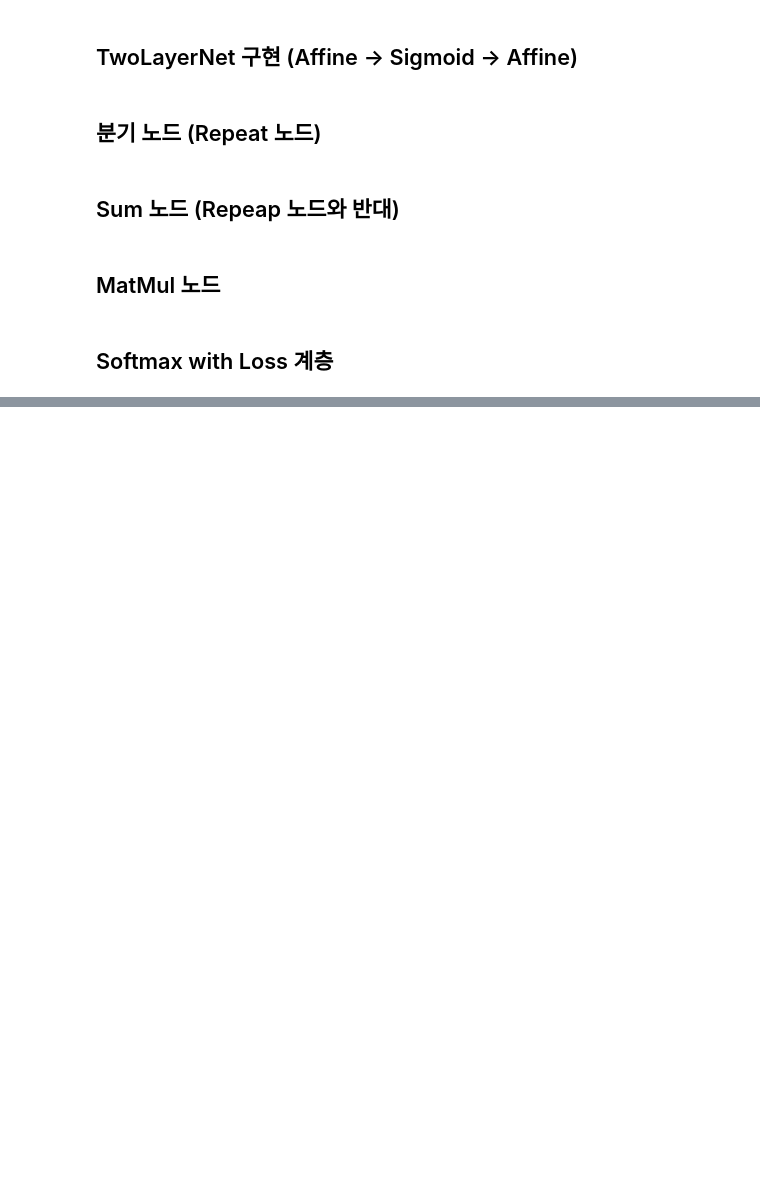
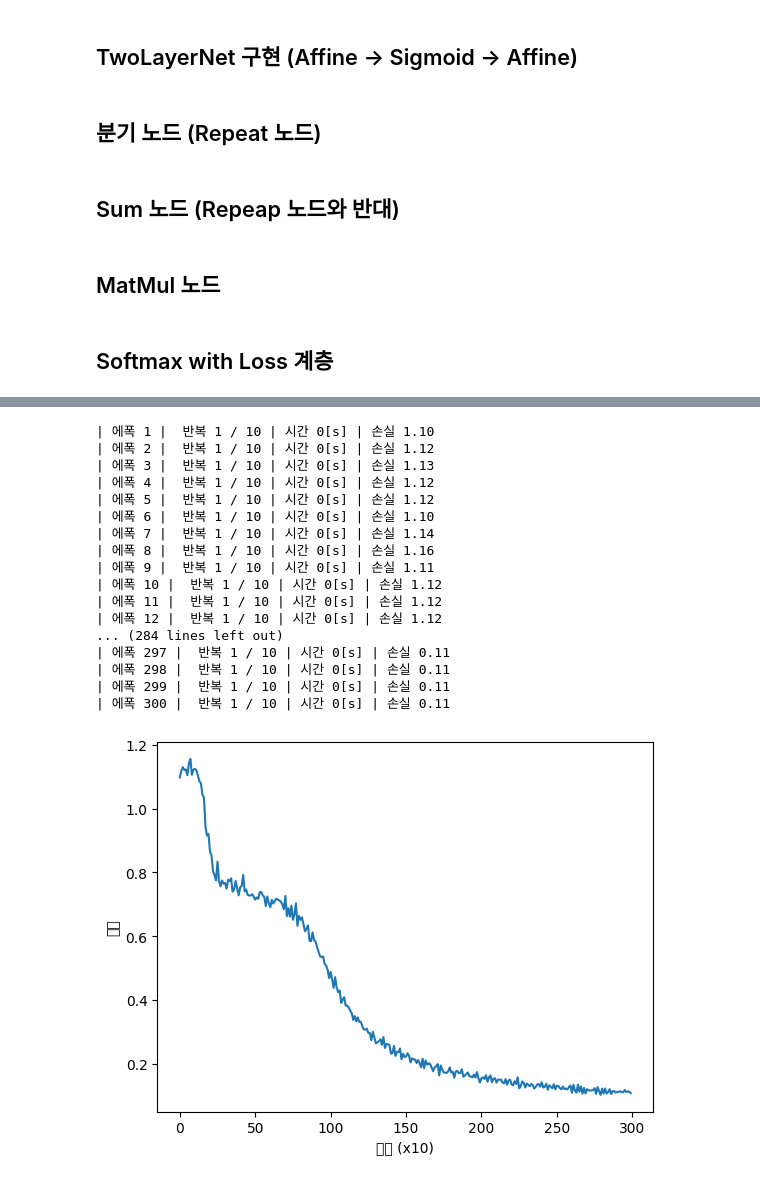
Before and after one commit to twinoa/Deep_Learning_From_Scratch2, a Jupyter notebook: 20230911 - 1장_신경망 복습.ipynb, the cells around one changed output, grey strips where cells are left out. Cells and saved outputs as stored; diff of their text form; code cells hidden in the pictures; blank space fills up the shorter version.

```diff
--- a/20230911 - 1장_신경망 복습.ipynb
+++ b/20230911 - 1장_신경망 복습.ipynb
@@ -148,0 +151,8 @@ class SoftmaxWithLoss:
+# %%
+class SGD:
+    def __init__(self, lr=0.01):
+        self.lr = lr
+
+    def update(self, params, grads):
+        for i in range(len(params)):
+            params[i] -= self.lr * grads[i]
@@ -148,0 +161,9 @@ class SoftmaxWithLoss:
+# %%
+import sys
+sys.path.append('..')
+from dataset import spiral
+import matplotlib.pyplot as plt
+
+x, t = spiral.load_data()
+print('x', x.shape)
+print('t', t.shape)
@@ -148,0 +288,39 @@ class SoftmaxWithLoss:
+# %%
+import sys
+sys.path.append('..')
+from common.optimizer import SGD
+from common.trainer import Trainer
+from dataset import spiral
+from two_layer_net import TwoLayerNet
+
+max_epoch = 300
+batch_size = 30
+hidden_size = 10
+learning_rate = 1.0
+
+x, t = spiral.load_data()
+model = TwoLayerNet(input_size=2, hidden_size=hidden_size, output_size=3)
+optimizer = SGD(lr=learning_rate)
+
+trainer = Trainer(model, optimizer)
+trainer.fit(x, t, max_epoch, batch_size, eval_interval=10)
+trainer.plot()
+# %% [output]
+| 에폭 1 |  반복 1 / 10 | 시간 0[s] | 손실 1.10
+| 에폭 2 |  반복 1 / 10 | 시간 0[s] | 손실 1.12
+| 에폭 3 |  반복 1 / 10 | 시간 0[s] | 손실 1.13
+| 에폭 4 |  반복 1 / 10 | 시간 0[s] | 손실 1.12
+| 에폭 5 |  반복 1 / 10 | 시간 0[s] | 손실 1.12
+| 에폭 6 |  반복 1 / 10 | 시간 0[s] | 손실 1.10
+| 에폭 7 |  반복 1 / 10 | 시간 0[s] | 손실 1.14
+| 에폭 8 |  반복 1 / 10 | 시간 0[s] | 손실 1.16
+| 에폭 9 |  반복 1 / 10 | 시간 0[s] | 손실 1.11
+| 에폭 10 |  반복 1 / 10 | 시간 0[s] | 손실 1.12
+| 에폭 11 |  반복 1 / 10 | 시간 0[s] | 손실 1.12
+| 에폭 12 |  반복 1 / 10 | 시간 0[s] | 손실 1.12
+... (284 lines left out)
+| 에폭 297 |  반복 1 / 10 | 시간 0[s] | 손실 0.11
+| 에폭 298 |  반복 1 / 10 | 시간 0[s] | 손실 0.11
+| 에폭 299 |  반복 1 / 10 | 시간 0[s] | 손실 0.11
+| 에폭 300 |  반복 1 / 10 | 시간 0[s] | 손실 0.11
+[figure, added]
```
Also changed, not shown: parts of 5 cells of this notebook, 5 other files.
